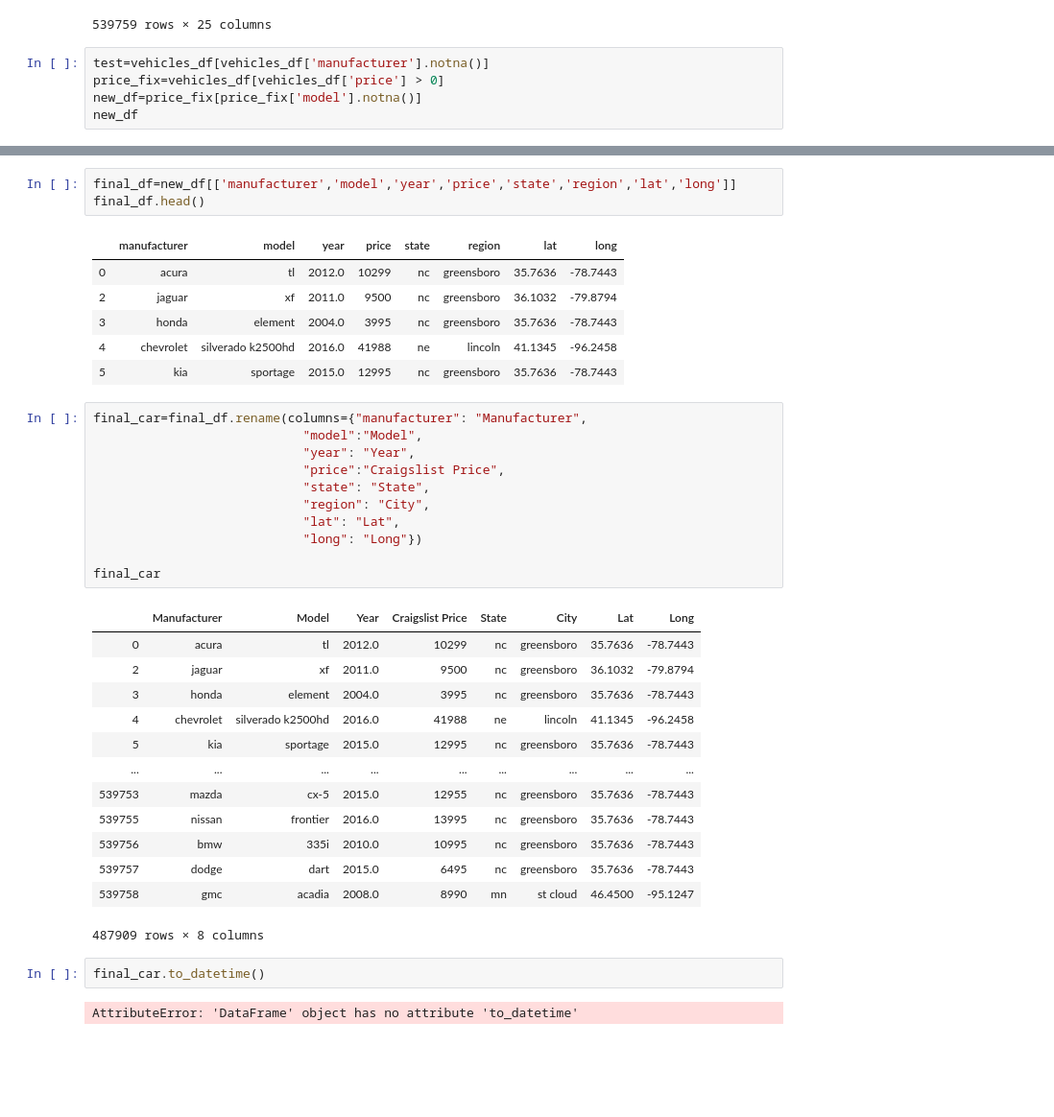
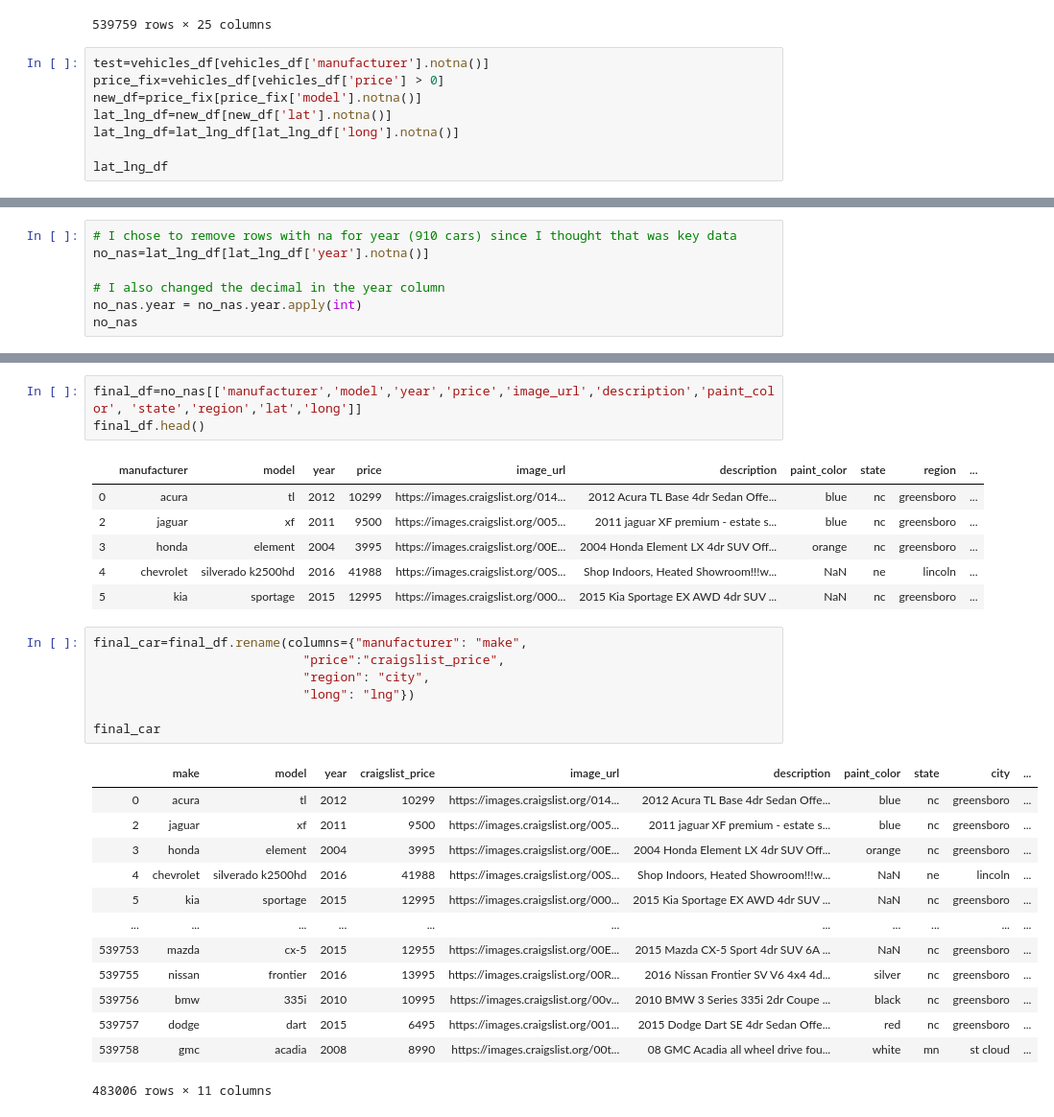
Before and after one commit to DeMauro/ETL_Project, a Jupyter notebook: Scripts/Clean_Cars.ipynb, the cells around one changed output, grey strips where cells are left out. Shown at 96% size. Drawn from its saved outputs; the diff is of its cells as text; blank space fills up the shorter version.

```diff
--- a/Scripts/Clean_Cars.ipynb
+++ b/Scripts/Clean_Cars.ipynb
@@ -24,7 +24,10 @@ vehicles_df
 test=vehicles_df[vehicles_df['manufacturer'].notna()]
 price_fix=vehicles_df[vehicles_df['price'] > 0]
 new_df=price_fix[price_fix['model'].notna()]
-new_df
+lat_lng_df=new_df[new_df['lat'].notna()]
+lat_lng_df=lat_lng_df[lat_lng_df['long'].notna()]
+
+lat_lng_df
 # %% [output]
 |  | id | url | region | region_url | price | year | manufacturer | model | condition | cylinders | ... |
 | 0 | 7088746062 | https://greensboro.craigslist.org... | greensboro | https://greensboro.craigslist.org | 10299 | 2012.0 | acura | tl | NaN | NaN | ... |
@@ -41,0 +45,7 @@ new_df
+# %%
+# I chose to remove rows with na for year (910 cars) since I thought that was key data
+no_nas=lat_lng_df[lat_lng_df['year'].notna()]
+
+# I also changed the decimal in the year column
+no_nas.year = no_nas.year.apply(int)
+no_nas
@@ -42,39 +86,31 @@ new_df
 # %%
-final_df=new_df[['manufacturer','model','year','price','state','region','lat','long']]
+final_df=no_nas[['manufacturer','model','year','price','image_url','description','paint_color', 'state','region','lat','long']]
 final_df.head()
 # %% [output]
-|  | manufacturer | model | year | price | state | region | lat | long |
-| 0 | acura | tl | 2012.0 | 10299 | nc | greensboro | 35.7636 | -78.7443 |
-| 2 | jaguar | xf | 2011.0 | 9500 | nc | greensboro | 36.1032 | -79.8794 |
-| 3 | honda | element | 2004.0 | 3995 | nc | greensboro | 35.7636 | -78.7443 |
-| 4 | chevrolet | silverado k2500hd | 2016.0 | 41988 | ne | lincoln | 41.1345 | -96.2458 |
-| 5 | kia | sportage | 2015.0 | 12995 | nc | greensboro | 35.7636 | -78.7443 |
+|  | manufacturer | model | year | price | image_url | description | paint_color | state | region | ... |
+| 0 | acura | tl | 2012 | 10299 | https://images.craigslist.org/014... | 2012 Acura TL Base 4dr Sedan Offe... | blue | nc | greensboro | ... |
+| 2 | jaguar | xf | 2011 | 9500 | https://images.craigslist.org/005... | 2011 jaguar XF premium - estate s... | blue | nc | greensboro | ... |
+| 3 | honda | element | 2004 | 3995 | https://images.craigslist.org/00E... | 2004 Honda Element LX 4dr SUV Off... | orange | nc | greensboro | ... |
+| 4 | chevrolet | silverado k2500hd | 2016 | 41988 | https://images.craigslist.org/00S... | Shop Indoors, Heated Showroom!!!w... | NaN | ne | lincoln | ... |
+| 5 | kia | sportage | 2015 | 12995 | https://images.craigslist.org/000... | 2015 Kia Sportage EX AWD 4dr SUV ... | NaN | nc | greensboro | ... |
 # %%
-final_car=final_df.rename(columns={"manufacturer": "Manufacturer",
-                            "model":"Model",
-                            "year": "Year",
-                            "price":"Craigslist Price",
-                            "state": "State",
-                            "region": "City",
-                            "lat": "Lat",
-                            "long": "Long"})
+final_car=final_df.rename(columns={"manufacturer": "make",
+                            "price":"craigslist_price",
+                            "region": "city",
+                            "long": "lng"})
 
 final_car
 # %% [output]
-|  | Manufacturer | Model | Year | Craigslist Price | State | City | Lat | Long |
-| 0 | acura | tl | 2012.0 | 10299 | nc | greensboro | 35.7636 | -78.7443 |
-| 2 | jaguar | xf | 2011.0 | 9500 | nc | greensboro | 36.1032 | -79.8794 |
-| 3 | honda | element | 2004.0 | 3995 | nc | greensboro | 35.7636 | -78.7443 |
-| 4 | chevrolet | silverado k2500hd | 2016.0 | 41988 | ne | lincoln | 41.1345 | -96.2458 |
-| 5 | kia | sportage | 2015.0 | 12995 | nc | greensboro | 35.7636 | -78.7443 |
-| ... | ... | ... | ... | ... | ... | ... | ... | ... |
-| 539753 | mazda | cx-5 | 2015.0 | 12955 | nc | greensboro | 35.7636 | -78.7443 |
-| 539755 | nissan | frontier | 2016.0 | 13995 | nc | greensboro | 35.7636 | -78.7443 |
-| 539756 | bmw | 335i | 2010.0 | 10995 | nc | greensboro | 35.7636 | -78.7443 |
-| 539757 | dodge | dart | 2015.0 | 6495 | nc | greensboro | 35.7636 | -78.7443 |
-| 539758 | gmc | acadia | 2008.0 | 8990 | mn | st cloud | 46.4500 | -95.1247 |
+|  | make | model | year | craigslist_price | image_url | description | paint_color | state | city | ... |
+| 0 | acura | tl | 2012 | 10299 | https://images.craigslist.org/014... | 2012 Acura TL Base 4dr Sedan Offe... | blue | nc | greensboro | ... |
+| 2 | jaguar | xf | 2011 | 9500 | https://images.craigslist.org/005... | 2011 jaguar XF premium - estate s... | blue | nc | greensboro | ... |
+| 3 | honda | element | 2004 | 3995 | https://images.craigslist.org/00E... | 2004 Honda Element LX 4dr SUV Off... | orange | nc | greensboro | ... |
+| 4 | chevrolet | silverado k2500hd | 2016 | 41988 | https://images.craigslist.org/00S... | Shop Indoors, Heated Showroom!!!w... | NaN | ne | lincoln | ... |
+| 5 | kia | sportage | 2015 | 12995 | https://images.craigslist.org/000... | 2015 Kia Sportage EX AWD 4dr SUV ... | NaN | nc | greensboro | ... |
+| ... | ... | ... | ... | ... | ... | ... | ... | ... | ... | ... |
+| 539753 | mazda | cx-5 | 2015 | 12955 | https://images.craigslist.org/00E... | 2015 Mazda CX-5 Sport 4dr SUV 6A ... | NaN | nc | greensboro | ... |
+| 539755 | nissan | frontier | 2016 | 13995 | https://images.craigslist.org/00R... | 2016 Nissan Frontier SV V6 4x4 4d... | silver | nc | greensboro | ... |
+| 539756 | bmw | 335i | 2010 | 10995 | https://images.craigslist.org/00v... | 2010 BMW 3 Series 335i 2dr Coupe ... | black | nc | greensboro | ... |
+| 539757 | dodge | dart | 2015 | 6495 | https://images.craigslist.org/001... | 2015 Dodge Dart SE 4dr Sedan Offe... | red | nc | greensboro | ... |
+| 539758 | gmc | acadia | 2008 | 8990 | https://images.craigslist.org/00t... | 08 GMC Acadia all wheel drive fou... | white | mn | st cloud | ... |
-487909 rows × 8 columns
+483006 rows × 11 columns
-# %%
-final_car.to_datetime()
-# %% [output]
-AttributeError: 'DataFrame' object has no attribute 'to_datetime'
```
Also changed, not shown: parts of 3 cells of this notebook, 1 other file.
